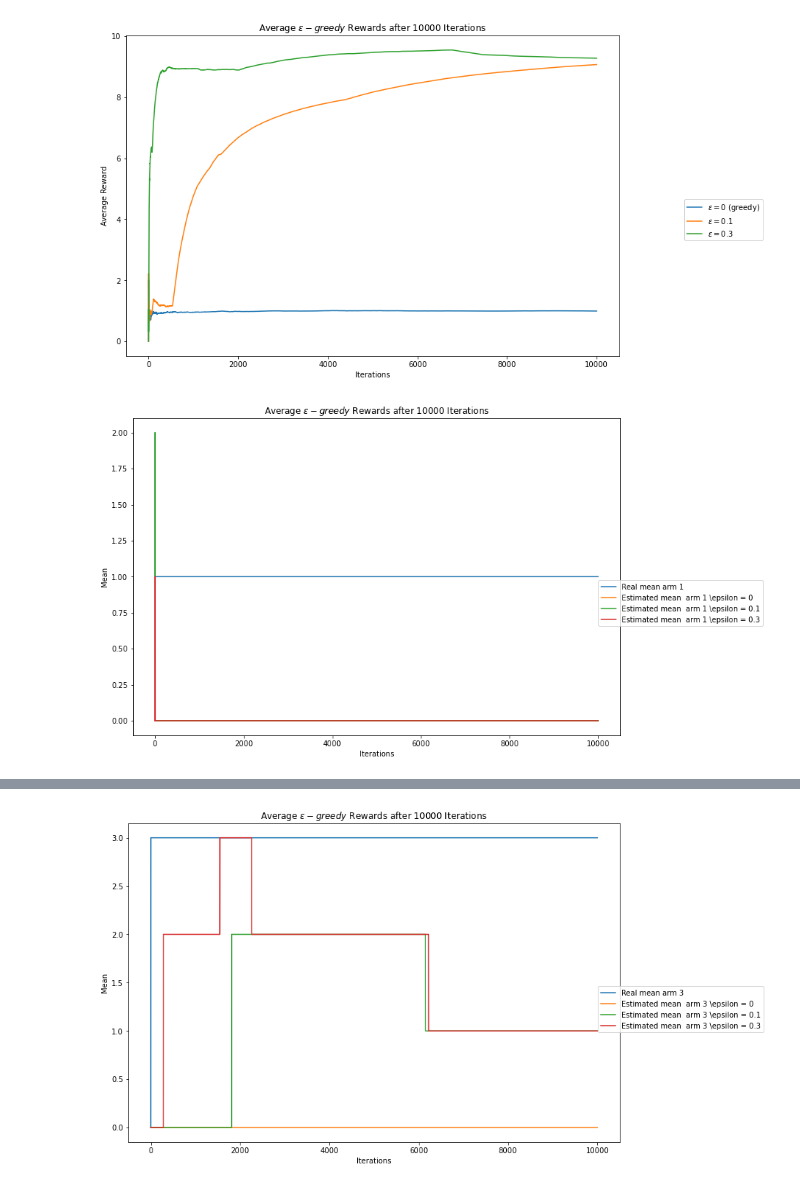
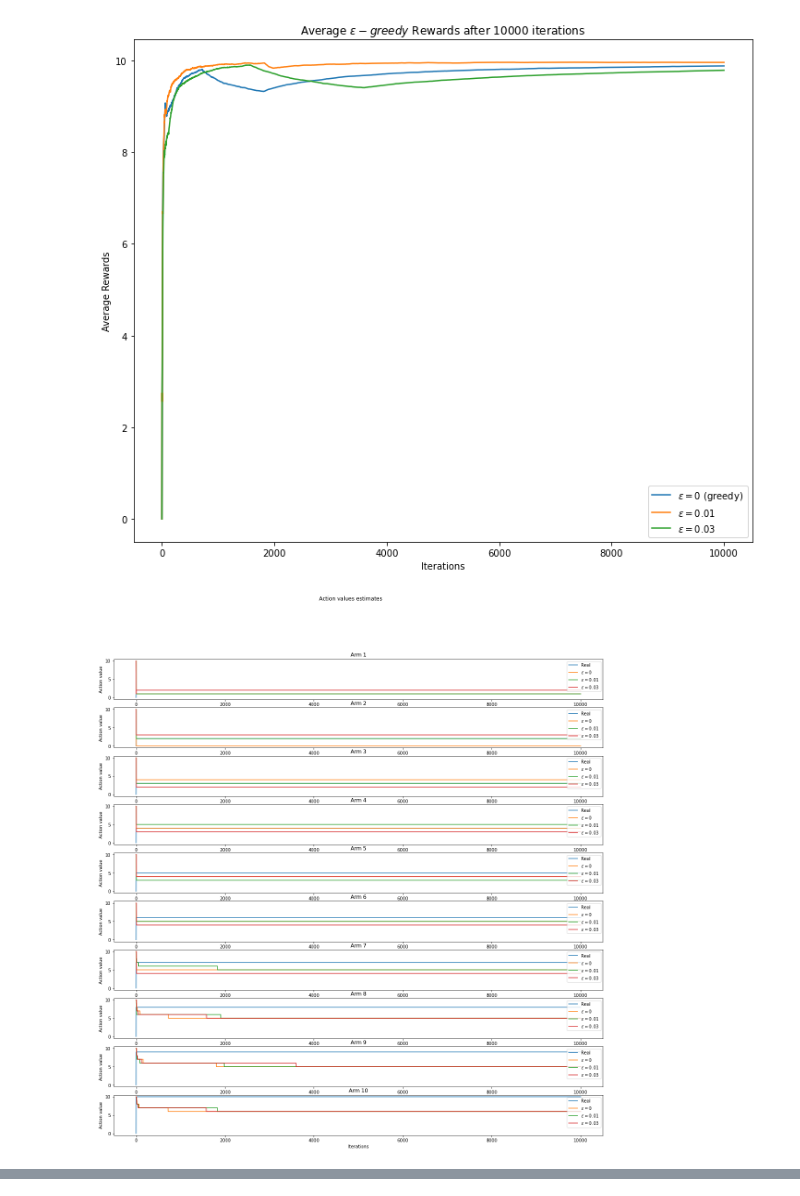
Before and after one commit to robmasocco/mrl, a Jupyter notebook: MultiArmBandits.ipynb, the cells around one changed output, grey strips where cells are left out. Drawn from its saved outputs; the diff is of its cells as text; code cells hidden in the pictures.

Commit message:
Added first epsilon-greedy bandits.

```diff
--- a/MultiArmBandits.ipynb
+++ b/MultiArmBandits.ipynb
@@ -8,7 +10,12 @@ import matplotlib.pyplot as plt
 # %%
 class epsilon_bandit:
+    """
+    Epsilon-greedy bandit.
+    Attributes are divided in model parameters, simulation data to return and distributions parameters.
+    """
 
     def __init__(self, eps, opt_init, init_means, sigmas_a, arms=10, alpha=None, iters=10000, stationary=True):
+        """Initializes the bandit object and its attributes."""
         # Model variables initialization.
         self.arms = arms
         self.eps = eps
@@ -26,6 +33,9 @@ class epsilon_bandit:
         self.qs = np.zeros((iters + 1, arms))
 
     def choose_action(self):
+        """
+        Implements the epsilon-greedy policy: exploits knowledge or explores new possibilities.
+        """
         choice = np.random.choice([0, 1], p=[1-self.eps, self.eps])
         if choice == 0:
             # Greedy choice.
@@ -35,11 +45,14 @@ class epsilon_bandit:
             return np.random.choice(list(range(0, self.arms)))
 
     def pull_arm(self, arm):
+        """Draws a reward using a normal distribution you can set."""
         return np.random.normal(self.qs_a[arm], self.sigmas_a[arm])
 
     def update(self, arm, reward, iteration):
-        if self.eps >= 0.000001:
-            self.eps -= 0.000001
+        """Updates estimates and other data after an episode."""
+        # Decrease exploration probability.
+        if (self.stationary == True) and (self.eps >= ((self.eps / self.iters) * (iteration + 1))):
+            self.eps -= (self.eps / self.iters) * (iteration + 1)
         # Update choice count.
         self.N_a[arm] += 1
         # Update reward estimate and eventually real reward means.
@@ -56,56 +69,71 @@ class epsilon_bandit:
         self.qs[iteration + 1, :] = self.qs_a
 
     def get_sim_data(self):
+        """Returns episodes simulation data."""
         return (self.iters + 1, np.copy(self.avg_rewards), np.copy(self.N_a), np.copy(self.qs), np.copy(self.Qs))
 
     def run(self):
+        """Runs a set of episodes."""
         for i in range(self.iters):
             arm = self.choose_action()
             reward = self.pull_arm(arm)
             self.update(arm, reward, i)
 # %%
-opt_init = 0
+# Simulation parameters.
+opt_init = 10
 arms = 10
-#init_means = np.random.uniform(-10, 10, arms)
 init_means = list(range(1, arms+1))
-#sigmas = np.random.uniform(0.5, 1.5, arms)
 sigmas = np.full(arms, 1)
 
+# Bandits initialization.
 bandit_0 = epsilon_bandit(0, opt_init, init_means, sigmas)
 bandit_01 = epsilon_bandit(0.01, opt_init, init_means, sigmas)
 bandit_03 = epsilon_bandit(0.03, opt_init, init_means, sigmas)
 
+# Episodes.
 bandit_0.run()
 bandit_01.run()
 bandit_03.run()
 
+# Data gathering.
 iters_0, rew_0, N_0, qs_0, Qs_0 = bandit_0.get_sim_data()
 iters_01, rew_01, N_01, qs_01, Qs_01 = bandit_01.get_sim_data()
 iters_03, rew_03, N_03, qs_03, Qs_03 = bandit_03.get_sim_data()
 
-plt.figure(figsize=(12, 8))
+# Reward plots.
+plt.figure(figsize=(12, 10))
 plt.plot(rew_0, label="$\epsilon=0$ (greedy)")
-plt.plot(rew_01, label="$\epsilon=0.1$")
-plt.plot(rew_03, label="$\epsilon=0.3$")
-plt.legend(bbox_to_anchor=(1.3, 0.5))
+plt.plot(rew_01, label="$\epsilon=0.01$")
+plt.plot(rew_03, label="$\epsilon=0.03$")
+plt.legend()
 plt.xlabel("Iterations")
-plt.ylabel("Average Reward")
-plt.title("Average $\epsilon-greedy$ Rewards after " + str(iters_0-1)
-    + " Iterations")
+plt.ylabel("Average Rewards")
+plt.title("Average $\epsilon-greedy$ Rewards after " + str(iters_0-1) + " iterations")
 plt.show()
 
+# Estimates plots.
+fig, ax = plt.subplots(arms, figsize=(20, 20))
+fig.suptitle('Action values estimates')
 for i in range(arms):
-    plt.figure(figsize=(12, 8))
-    plt.plot(qs_0[:, i], label="Real mean arm " + str(i+1))
-    plt.plot(Qs_0[:, i], label="Estimated mean  arm " + str(i+1) + " \epsilon = 0")
-    plt.plot(Qs_01[:, i], label="Estimated mean  arm " + str(i+1) + " \epsilon = 0.1")
-    plt.plot(Qs_03[:, i], label="Estimated mean  arm " + str(i+1) + " \epsilon = 0.3")
-    plt.legend(bbox_to_anchor=(1.3, 0.5))
-    plt.xlabel("Iterations")
-    plt.ylabel("Mean")
-    plt.title("Average $\epsilon-greedy$ Rewards after " + str(iters_0-1)
-        + " Iterations")
-    plt.show()
+    ax[i].plot(qs_0[:, i], label="Real")
+    ax[i].plot(Qs_0[:, i], label="$\epsilon=0$")
+    ax[i].plot(Qs_01[:, i], label="$\epsilon=0.01$")
+    ax[i].plot(Qs_03[:, i], label="$\epsilon=0.03$")
+    ax[i].legend(loc='upper right')
+    ax[i].set(xlabel='Iterations', ylabel='Action value')
+    ax[i].set_title("Arm " + str(i + 1))
+
+# Frequency plots.
+bins = np.linspace(0, arms - 1, arms)
+plt.figure(figsize=(12, 12))
+plt.bar(bins, N_0, width=0.33, color='r', label='$\epsilon=0$')
+plt.bar(bins + 0.33, N_01, width=0.33, color='g', label='$\epsilon=0.01$')
+plt.bar(bins + 0.66, N_03, width=0.33, color='b', label='$\epsilon=0.03$')
+plt.legend()
+plt.xlabel("Iterations")
+plt.ylabel("Number of actions taken")
+plt.title("Actions Frequencies")
+plt.show()
 # %% [output]
-[figure, old version]
+[figure, new version]
-[figure, old version]
+[figure, new version]
@@ -113 +140,0 @@ for i in range(arms):
-[figure, removed]
```
Also changed, not shown: parts of 4 cells of this notebook.
